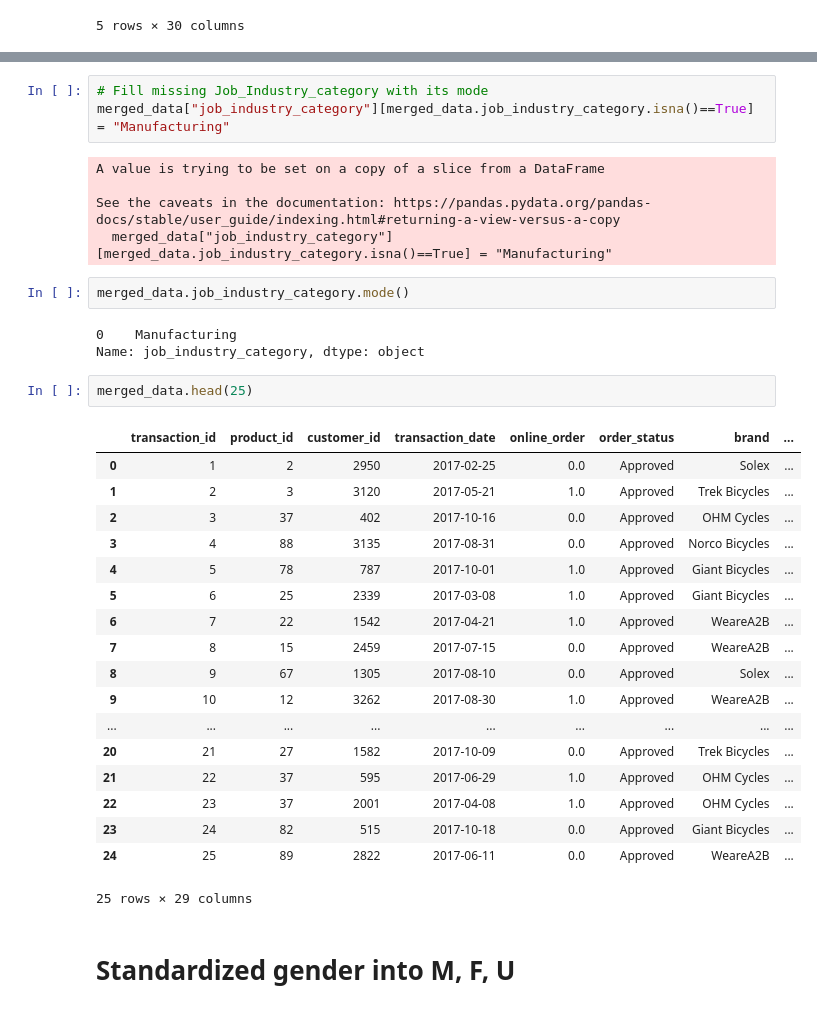
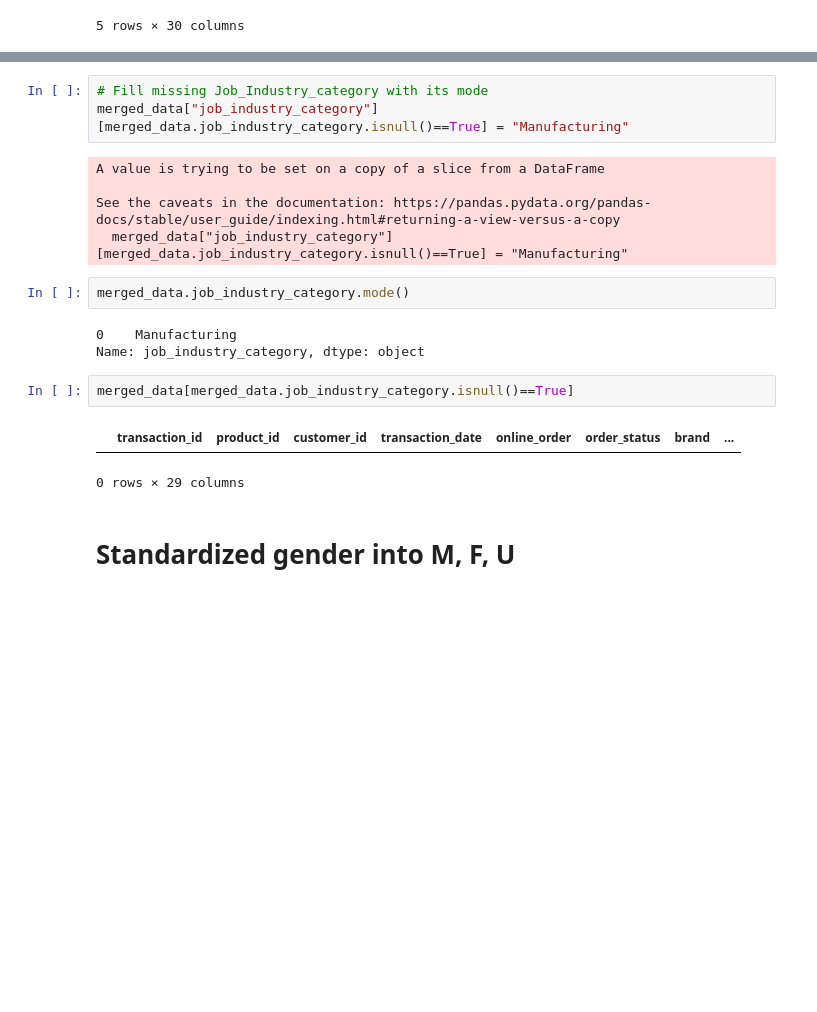
Before and after one commit to abhinay-bandooni/KPMG-Virtual-Internship, a Jupyter notebook: KPMG Virtual Internship.ipynb, the cells around one changed output, grey strips where cells are left out. Saved outputs shown, nothing was run; the diff lists cells and outputs as text; blank space fills up the shorter version.

```diff
--- a/KPMG Virtual Internship.ipynb
+++ b/KPMG Virtual Internship.ipynb
@@ -500,37 +483,21 @@ merged_data.info()
 # %%
 # Fill missing Job_Industry_category with its mode
-merged_data["job_industry_category"][merged_data.job_industry_category.isna()==True] = "Manufacturing"
+merged_data["job_industry_category"][merged_data.job_industry_category.isnull()==True] = "Manufacturing"
 # %% [output]
 A value is trying to be set on a copy of a slice from a DataFrame
 
 See the caveats in the documentation: https://pandas.pydata.org/pandas-docs/stable/user_guide/indexing.html#returning-a-view-versus-a-copy
-  merged_data["job_industry_category"][merged_data.job_industry_category.isna()==True] = "Manufacturing"
+  merged_data["job_industry_category"][merged_data.job_industry_category.isnull()==True] = "Manufacturing"
 # %%
 merged_data.job_industry_category.mode()
 # %% [output]
 0    Manufacturing
 Name: job_industry_category, dtype: object
 # %%
-merged_data.head(25)
+merged_data[merged_data.job_industry_category.isnull()==True]
 # %% [output]
 |  | transaction_id | product_id | customer_id | transaction_date | online_order | order_status | brand | ... |
-| 0 | 1 | 2 | 2950 | 2017-02-25 | 0.0 | Approved | Solex | ... |
-| 1 | 2 | 3 | 3120 | 2017-05-21 | 1.0 | Approved | Trek Bicycles | ... |
-| 2 | 3 | 37 | 402 | 2017-10-16 | 0.0 | Approved | OHM Cycles | ... |
-| 3 | 4 | 88 | 3135 | 2017-08-31 | 0.0 | Approved | Norco Bicycles | ... |
-| 4 | 5 | 78 | 787 | 2017-10-01 | 1.0 | Approved | Giant Bicycles | ... |
-| 5 | 6 | 25 | 2339 | 2017-03-08 | 1.0 | Approved | Giant Bicycles | ... |
-| 6 | 7 | 22 | 1542 | 2017-04-21 | 1.0 | Approved | WeareA2B | ... |
-| 7 | 8 | 15 | 2459 | 2017-07-15 | 0.0 | Approved | WeareA2B | ... |
-| 8 | 9 | 67 | 1305 | 2017-08-10 | 0.0 | Approved | Solex | ... |
-| 9 | 10 | 12 | 3262 | 2017-08-30 | 1.0 | Approved | WeareA2B | ... |
-| ... | ... | ... | ... | ... | ... | ... | ... | ... |
-| 20 | 21 | 27 | 1582 | 2017-10-09 | 0.0 | Approved | Trek Bicycles | ... |
-| 21 | 22 | 37 | 595 | 2017-06-29 | 1.0 | Approved | OHM Cycles | ... |
-| 22 | 23 | 37 | 2001 | 2017-04-08 | 1.0 | Approved | OHM Cycles | ... |
-| 23 | 24 | 82 | 515 | 2017-10-18 | 0.0 | Approved | Giant Bicycles | ... |
-| 24 | 25 | 89 | 2822 | 2017-06-11 | 0.0 | Approved | WeareA2B | ... |
-25 rows × 29 columns
+0 rows × 29 columns
 # %% [markdown]
 # Standardized gender into M, F, U
 # %%
```
Also changed, not shown: parts of 106 cells of this notebook.
